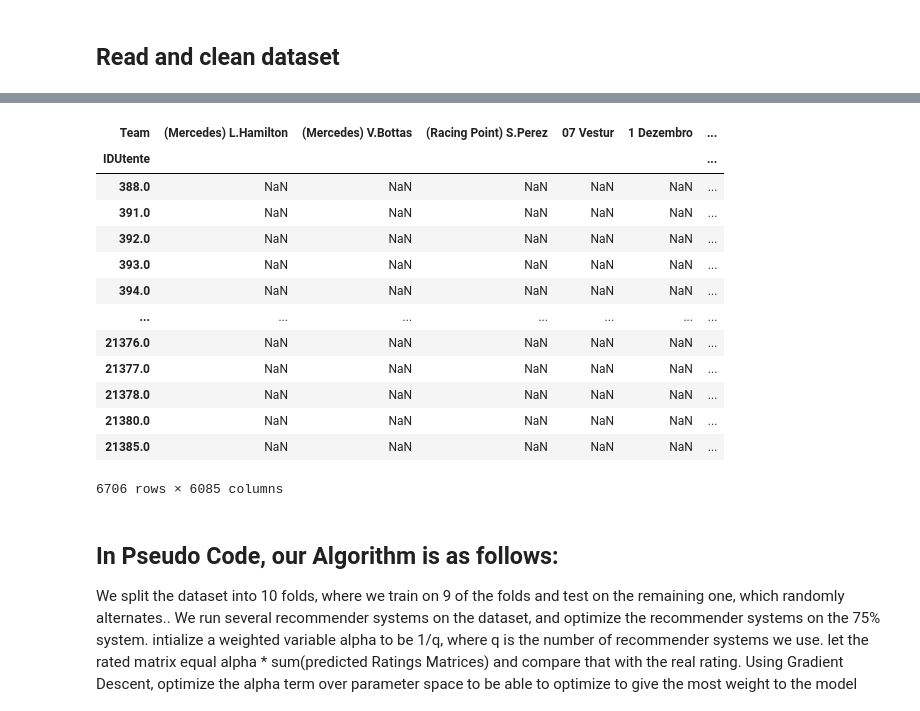
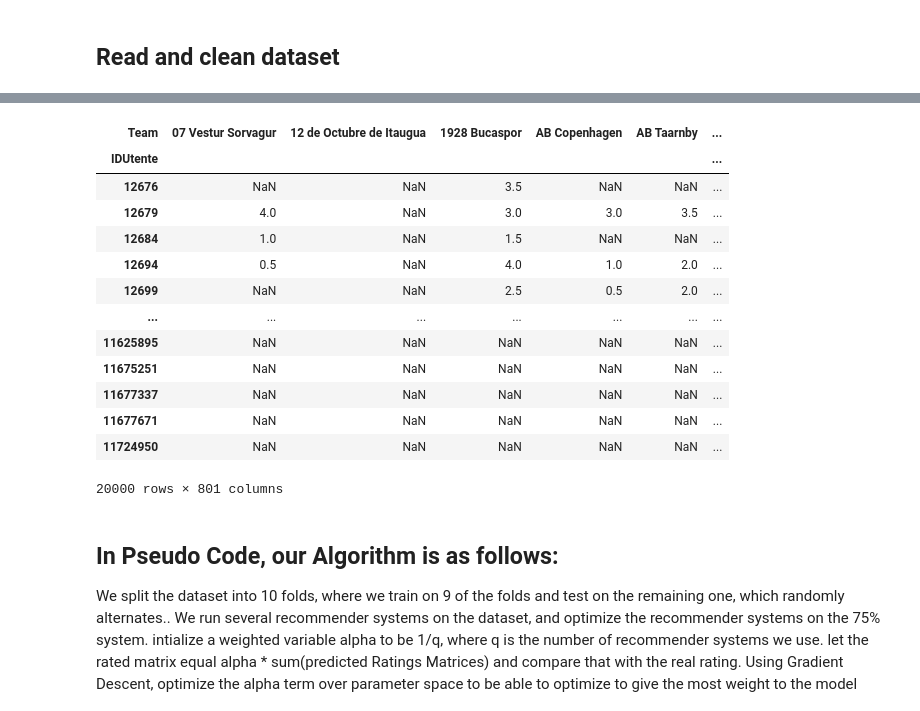
Before and after one commit to Alex-D15/ISAI, a Jupyter notebook: ISAdviser/Collaborative Filtering/Ensemble.ipynb, the cells around one changed output, grey strips where cells are left out. Cells and saved outputs as stored; diff of their text form; code cells hidden in the pictures.

```diff
--- a/ISAdviser/Collaborative Filtering/Ensemble.ipynb
+++ b/ISAdviser/Collaborative Filtering/Ensemble.ipynb
@@ -129,19 +133,22 @@ The max rating is: 5 the min rating is: 0
+# %%
+df = pd.read_csv(r'C:\Users\m.medioli\Desktop\resultssoccer_with_ratings.csv')
+df["Rating"]=round(df["Rating"] * 2) / 2
 # %%
-matrix = df.pivot_table(index='IDUtente', columns='Team', values='Importo')
+matrix = df.pivot_table(index='IDUtente', columns='Team', values='Rating')
 matrix
 # %% [output]
-| Team | (Mercedes) L.Hamilton | (Mercedes) V.Bottas | (Racing Point) S.Perez | 07 Vestur | 1 Dezembro | ... |
+| Team | 07 Vestur Sorvagur | 12 de Octubre de Itaugua | 1928 Bucaspor | AB Copenhagen | AB Taarnby | ... |
 | IDUtente |  |  |  |  |  | ... |
-| 388.0 | NaN | NaN | NaN | NaN | NaN | ... |
-| 391.0 | NaN | NaN | NaN | NaN | NaN | ... |
-| 392.0 | NaN | NaN | NaN | NaN | NaN | ... |
-| 393.0 | NaN | NaN | NaN | NaN | NaN | ... |
-| 394.0 | NaN | NaN | NaN | NaN | NaN | ... |
+| 12676 | NaN | NaN | 3.5 | NaN | NaN | ... |
+| 12679 | 4.0 | NaN | 3.0 | 3.0 | 3.5 | ... |
+| 12684 | 1.0 | NaN | 1.5 | NaN | NaN | ... |
+| 12694 | 0.5 | NaN | 4.0 | 1.0 | 2.0 | ... |
+| 12699 | NaN | NaN | 2.5 | 0.5 | 2.0 | ... |
 | ... | ... | ... | ... | ... | ... | ... |
-| 21376.0 | NaN | NaN | NaN | NaN | NaN | ... |
-| 21377.0 | NaN | NaN | NaN | NaN | NaN | ... |
-| 21378.0 | NaN | NaN | NaN | NaN | NaN | ... |
-| 21380.0 | NaN | NaN | NaN | NaN | NaN | ... |
-| 21385.0 | NaN | NaN | NaN | NaN | NaN | ... |
+| 11625895 | NaN | NaN | NaN | NaN | NaN | ... |
+| 11675251 | NaN | NaN | NaN | NaN | NaN | ... |
+| 11677337 | NaN | NaN | NaN | NaN | NaN | ... |
+| 11677671 | NaN | NaN | NaN | NaN | NaN | ... |
+| 11724950 | NaN | NaN | NaN | NaN | NaN | ... |
-6706 rows × 6085 columns
+20000 rows × 801 columns
 # %%
```
Also changed, not shown: parts of 23 cells of this notebook.
